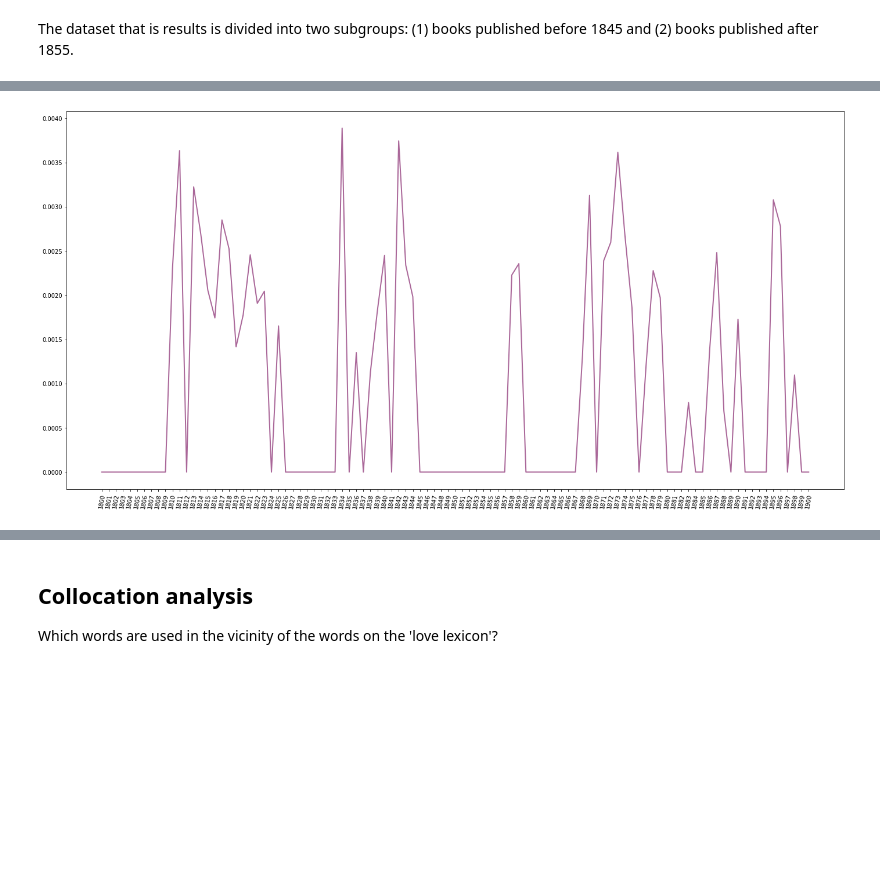
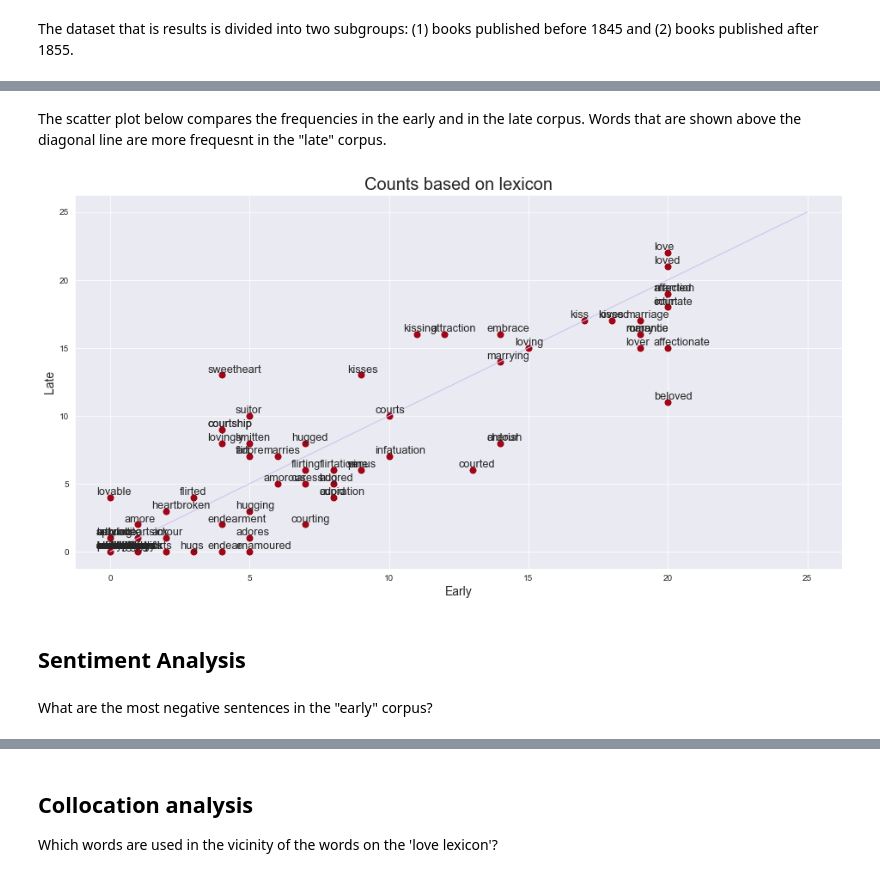
Before and after one commit to peterverhaar/textmining_with_python, a Jupyter notebook: _sources/Love_19c-Novels.ipynb, the cells around one changed output, grey strips where cells are left out. Drawn from its saved outputs; the diff is of its cells as text; code cells hidden in the pictures; blank space fills up the shorter version.

```diff
--- a/_sources/Love_19c-Novels.ipynb
+++ b/_sources/Love_19c-Novels.ipynb
@@ -112,9 +177,0 @@ books_late19c = books.query( 'year>=1850' )
-# %%
-early19c = [title.lower().strip() for title in list(books_early19c['title'])]
-early19c = list(set(early19c))
-late19c = [title.lower().strip() for title in list(books_late19c['title'])]
-late19c = list(set(late19c))
-
-book_year = dict()
-for i,row in books.iterrows():
-    book_year[format_filename(row['title'])] = row['year']
@@ -355,19 +333,38 @@ for i,row in books_late19c.iterrows():
-# %%
-x_axis = []
-y_axis = []
-
-for year in range(1800,1901):
-    x_axis.append(str(year))
-    if nr_tokens.get(year,0)>0:
-        value = annual_count.get(year)/nr_tokens.get(year)
-        y_axis.append(value)
-    else:
-        y_axis.append(0)
-
-fig = plt.figure( figsize = ( 24, 12))
-ax = sns.lineplot( x= x_axis, y=y_axis, color= '#AA6799',
-                  linestyle='solid',linewidth=2 )
-plt.xticks(rotation= 80)
-plt.show()
-# %% [output]
-[figure, removed]
+# %%
+early_dict = terms['early']
+late_dict = terms['late']
+
+x_axis = []
+y_axis = []
+labels = []
+
+for term in lexicon:
+    x_axis.append(early_dict.get(term,0))
+    y_axis.append(late_dict.get(term,0))
+    labels.append(term)
+# %% [markdown]
+The scatter plot below compares the frequencies in the early and in the late corpus. Words that are shown above the diagonal line are more frequesnt in the "late" corpus.
+# %%
+
+fig = plt.figure( figsize = ( 16,8))
+
+ax = sns.scatterplot( x = x_axis , y = y_axis , color = '#a0061a' , s = 80 )
+
+
+
+ax.set_title('Counts based on lexicon' , size = 20)
+ax.set_xlabel('Early' , size = 14)
+ax.set_ylabel('Late' , size = 14 )
+
+for i,label in enumerate(labels):
+    plt.text( x_axis[i]-0.5,y_axis[i]+0.2,label,
+             fontsize=12.8 )
+
+# Draw a line of x=y
+plt.plot([25,0], [25, 0], linewidth=1, color = '#ccc0ed')
+
+plt.show()
+# %% [output]
+[figure, added]
+# %% [markdown]
+## Sentiment Analysis
@@ -373,0 +389,2 @@ plt.show()
+# %% [markdown]
+What are the most negative sentences in the "early" corpus?
```
Also changed, not shown: parts of 57 cells of this notebook, 34 other files.
